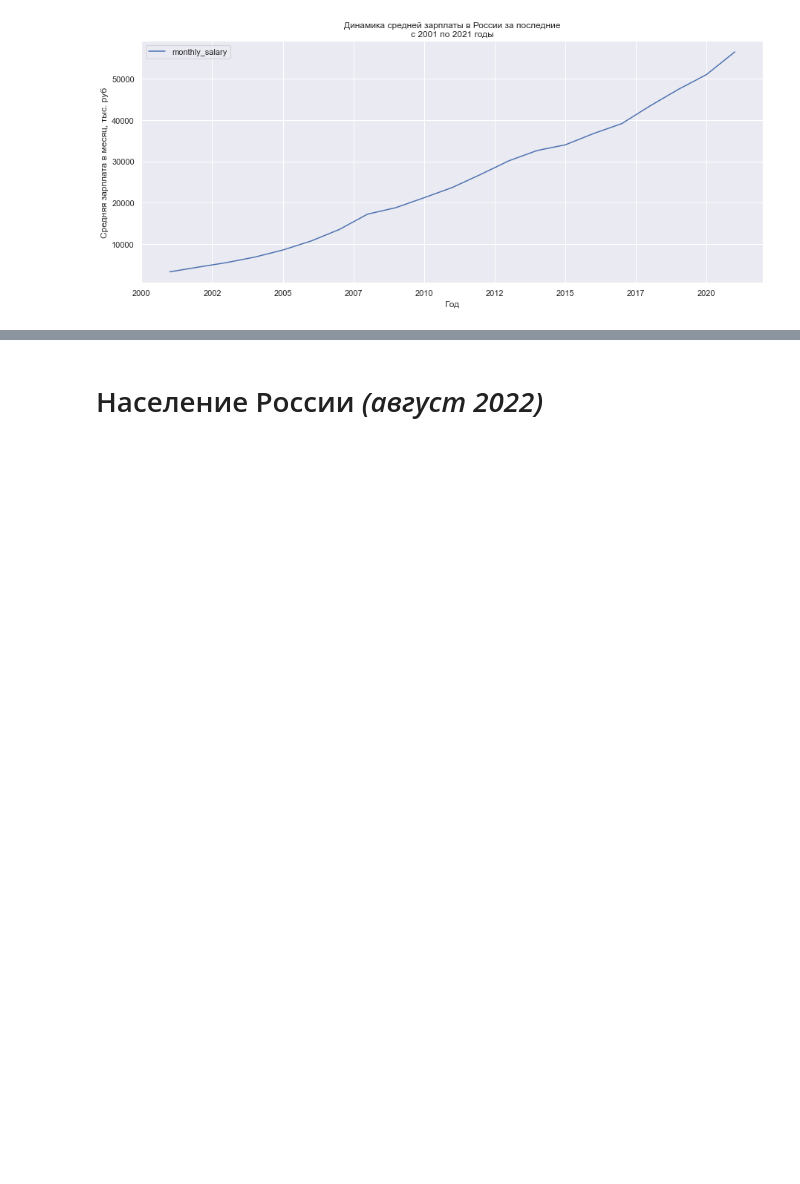
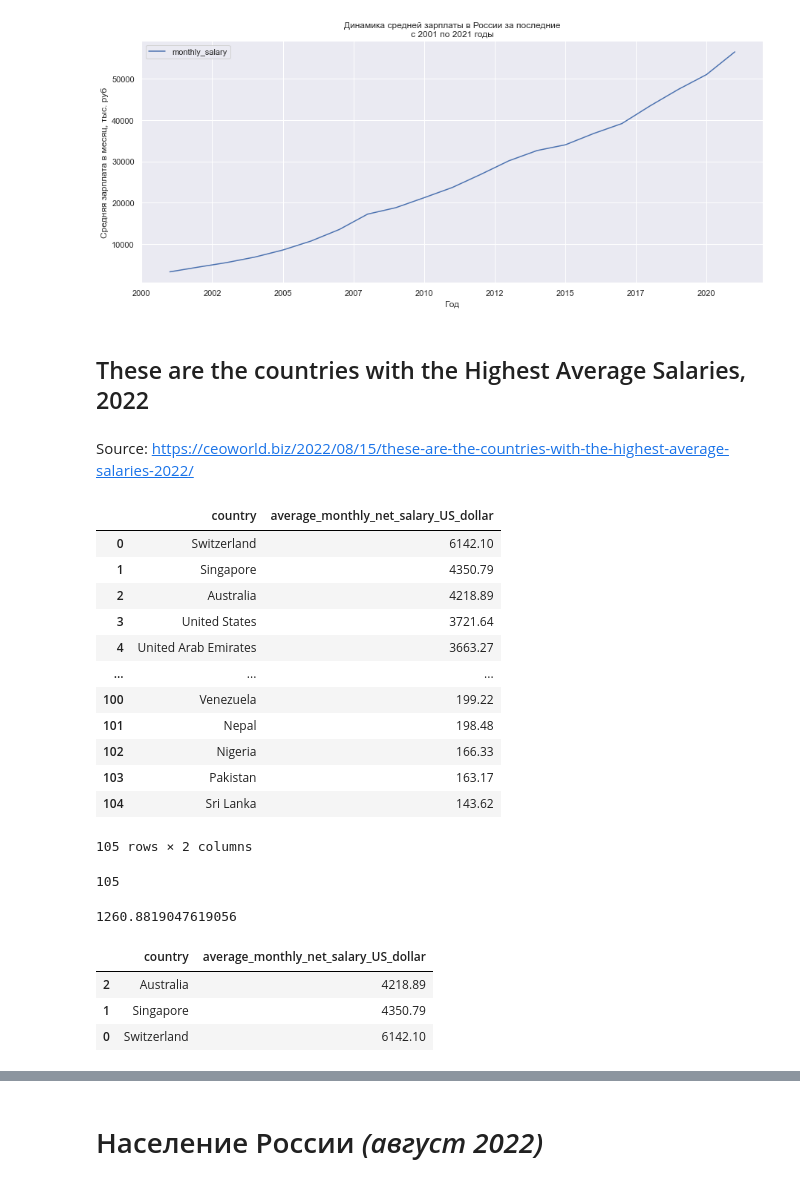
Before and after one commit to ybezginova2016/economics_2022, a Jupyter notebook: economics_2022.ipynb, the cells around one changed output, grey strips where cells are left out. Saved outputs shown, nothing was run; the diff lists cells and outputs as text; code cells hidden in the pictures; blank space fills up the shorter version.

```diff
--- a/economics_2022.ipynb
+++ b/economics_2022.ipynb
@@ -460,3 +460,7 @@ ax.xaxis.set_major_formatter(matplotlib.ticker.FormatStrFormatter('%d')) # уб
 # %% [output]
 ''
 [figure]
+# %% [markdown]
+## These are the countries with the Highest Average Salaries, 2022
+# %% [markdown]
+Source: https://ceoworld.biz/2022/08/15/these-are-the-countries-with-the-highest-average-salaries-2022/
@@ -462,0 +473,25 @@ ax.xaxis.set_major_formatter(matplotlib.ticker.FormatStrFormatter('%d')) # уб
+# %%
+world_salary = world_salary.rename(columns={
+    'Country' : 'country',
+    'Rank' : 'rank',
+    'Average Monthly Net Salary (US$)' : 'average_monthly_net_salary_US_dollar'
+})
+world_salary
+# %% [output]
+|  | country | average_monthly_net_salary_US_dollar |
+| 0 | Switzerland | 6142.10 |
+| 1 | Singapore | 4350.79 |
+| 2 | Australia | 4218.89 |
+| 3 | United States | 3721.64 |
+| 4 | United Arab Emirates | 3663.27 |
+| ... | ... | ... |
+| 100 | Venezuela | 199.22 |
+| 101 | Nepal | 198.48 |
+| 102 | Nigeria | 166.33 |
+| 103 | Pakistan | 163.17 |
+| 104 | Sri Lanka | 143.62 |
+105 rows × 2 columns
+# %%
+len(world_salary)
+# %% [output]
+105
@@ -462,0 +500,11 @@ ax.xaxis.set_major_formatter(matplotlib.ticker.FormatStrFormatter('%d')) # уб
+# %%
+world_salary['average_monthly_net_salary_US_dollar'].mean()
+# %% [output]
+1260.8819047619056
+# %%
+world_salary.query('average_monthly_net_salary_US_dollar > 4000').sort_values(by='average_monthly_net_salary_US_dollar')
+# %% [output]
+|  | country | average_monthly_net_salary_US_dollar |
+| 2 | Australia | 4218.89 |
+| 1 | Singapore | 4350.79 |
+| 0 | Switzerland | 6142.10 |
```
Also changed, not shown: parts of 13 cells of this notebook, 1 other file.
